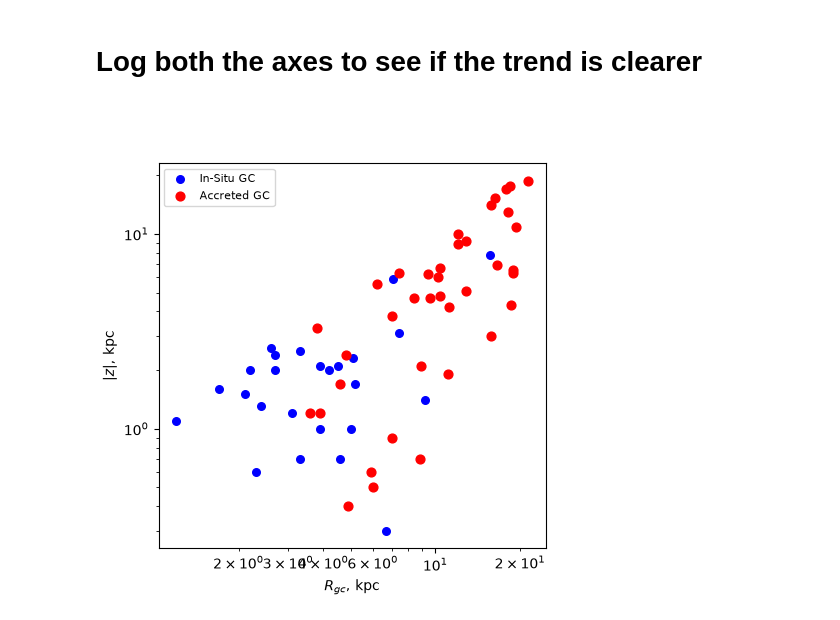
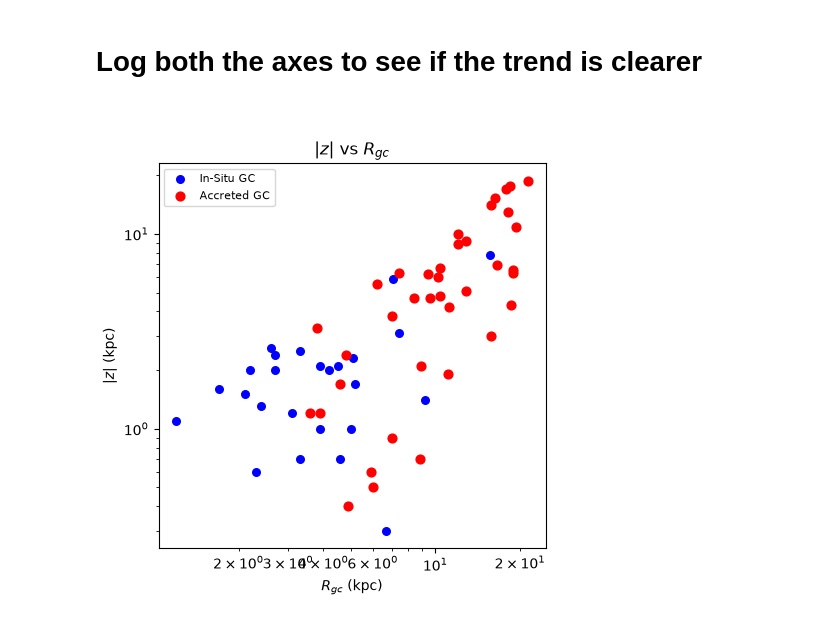
Before and after one commit to stormrealz/PHYS3116_Larawag, a Jupyter notebook: Will's Files/Filtered Data Analysis/ZRgc Hover.ipynb, the cells around one changed output. Cells and saved outputs as stored; diff of their text form; code cells hidden in the pictures.

```diff
--- a/Will's Files/Filtered Data Analysis/ZRgc Hover.ipynb
+++ b/Will's Files/Filtered Data Analysis/ZRgc Hover.ipynb
@@ -165,33 +165,34 @@ scatter_below = axes.scatter(
     rgc_vals[below], z_abs_vals[below],
     marker='o', s=40, color='red', label='Accreted GC'
 )
 
 # Set log scales
 axes.set_xscale('log')
 axes.set_yscale('log')
 
 # Axis labels and legend
-axes.set_xlabel(r'$R_{gc}, \, \mathrm{kpc}$')
-axes.set_ylabel(r'$|z|, \, \mathrm{kpc}$')
+axes.set_xlabel('$R_{gc}$ (kpc)')
+axes.set_ylabel('$|z|$ (kpc)')
+axes.set_title('$|z|$ vs $R_{gc}$')
 axes.legend(fontsize=8)
 
 # Add Hover with Cluster IDs & Absolute Z Coordinates ---
 cursor = mplcursors.cursor([scatter_other, scatter_below], hover=True)
 
 @cursor.connect("add")
 def on_add(sel):
     idx = sel.index
 
     # Match the clicked point back to the correct cluster name string
     if sel.artist == scatter_below:
         name = cluster_ids[below][idx]
     else:
         name = cluster_ids[~below][idx]
 
     # Display the cluster name, R_gc, and absolute Z on hover
     sel.annotation.set_text(f"Cluster: {name}\nR_gc: {sel.target[0]:.2f} kpc\n|z|: {sel.target[1]:.2f} kpc")
     sel.annotation.get_bbox_patch().set(fc="white", alpha=0.9)
 
 plt.show()
 # %% [output]
-[figure, old version]
+[figure, new version]
```
Also changed, not shown: 6 other files.
